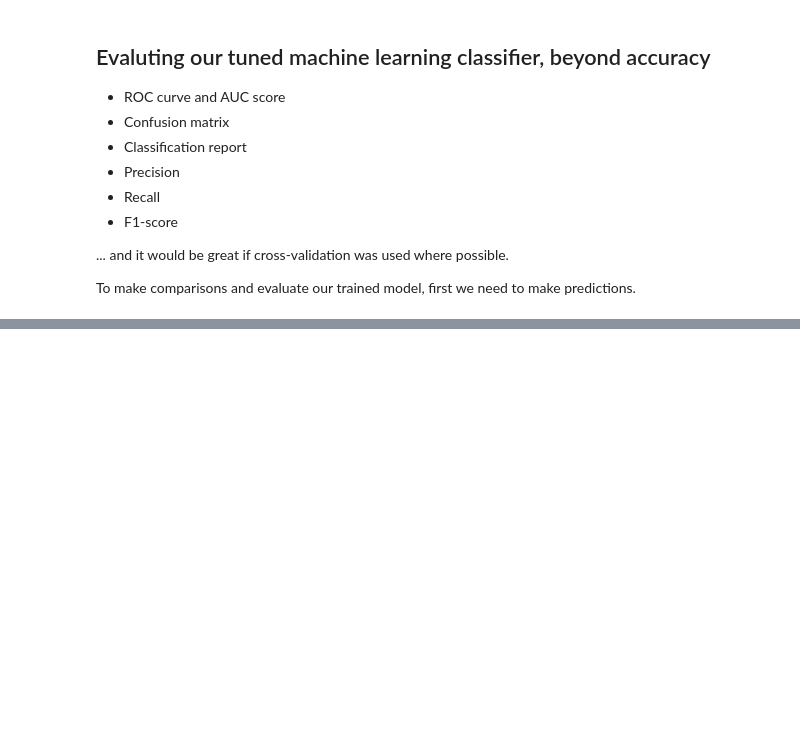
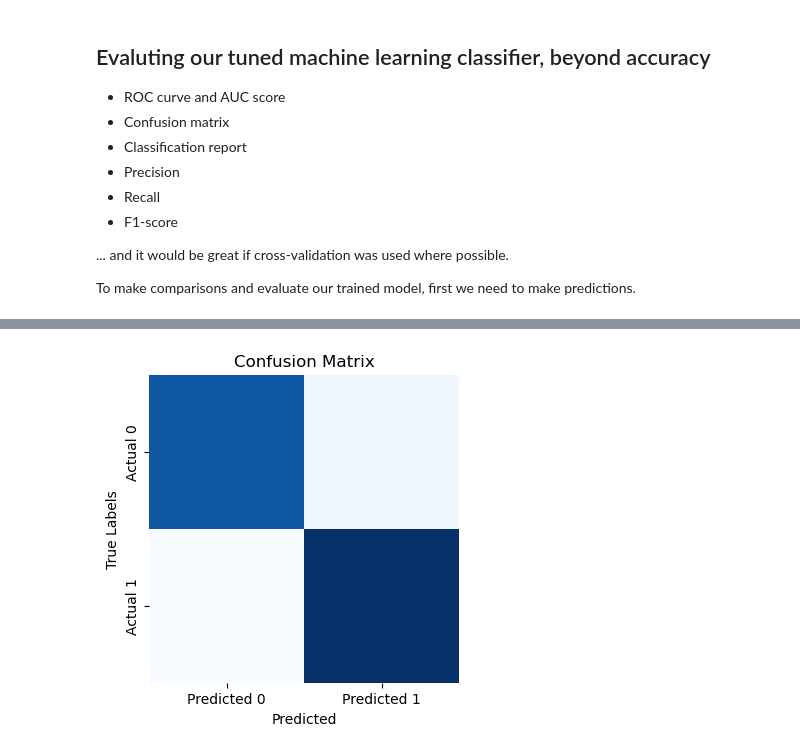
Before and after one commit to Hamedkalantari0111/machine_learning, a Jupyter notebook: Sec11-MilestoneProject I/end-to-end-heart-disease-classification2.ipynb, the cells around one changed output, grey strips where cells are left out. Drawn from its saved outputs; the diff is of its cells as text; code cells hidden in the pictures; blank space fills up the shorter version.

```diff
--- a/Sec11-MilestoneProject I/end-to-end-heart-disease-classification2.ipynb
+++ b/Sec11-MilestoneProject I/end-to-end-heart-disease-classification2.ipynb
@@ -747,3 +745,6 @@ Fitting 5 folds for each of 6480 candidates, totalling 32400 fits
 ... and it would be great if cross-validation was used where possible.
 
 To make comparisons and evaluate our trained model, first we need to make predictions.
+# %%
+# Make prediction with tuned model
+y_preds = gs_log_reg.predict(X_test)
@@ -749,0 +779,24 @@ To make comparisons and evaluate our trained model, first we need to make predic
+# %%
+import matplotlib.pyplot as plt
+import seaborn as sns
+from sklearn.metrics import confusion_matrix
+
+# Plot Confusion matrix
+cm = confusion_matrix(y_true=y_test, y_pred=y_preds)
+
+def plot_mat(y_test, y_preds):
+    """
+    Plots' nice looking confusion matrix using seaborn heatmap
+    """
+    plt.figure(figsize=(4, 4))
+    sns.heatmap(cm, fmt='d', cmap='Blues', cbar=False,
+                xticklabels= ['Predicted 0', 'Predicted 1'],
+                yticklabels= ['Actual 0', 'Actual 1'])
+    plt.xlabel("Predicted")
+    plt.ylabel("True Labels")
+    plt.title('Confusion Matrix')
+    plt.show()
+
+plot_mat(y_test=y_test, y_preds=y_preds)
+# %% [output]
+[figure, added]
```
Also changed, not shown: parts of 31 cells of this notebook, 2 other files.
